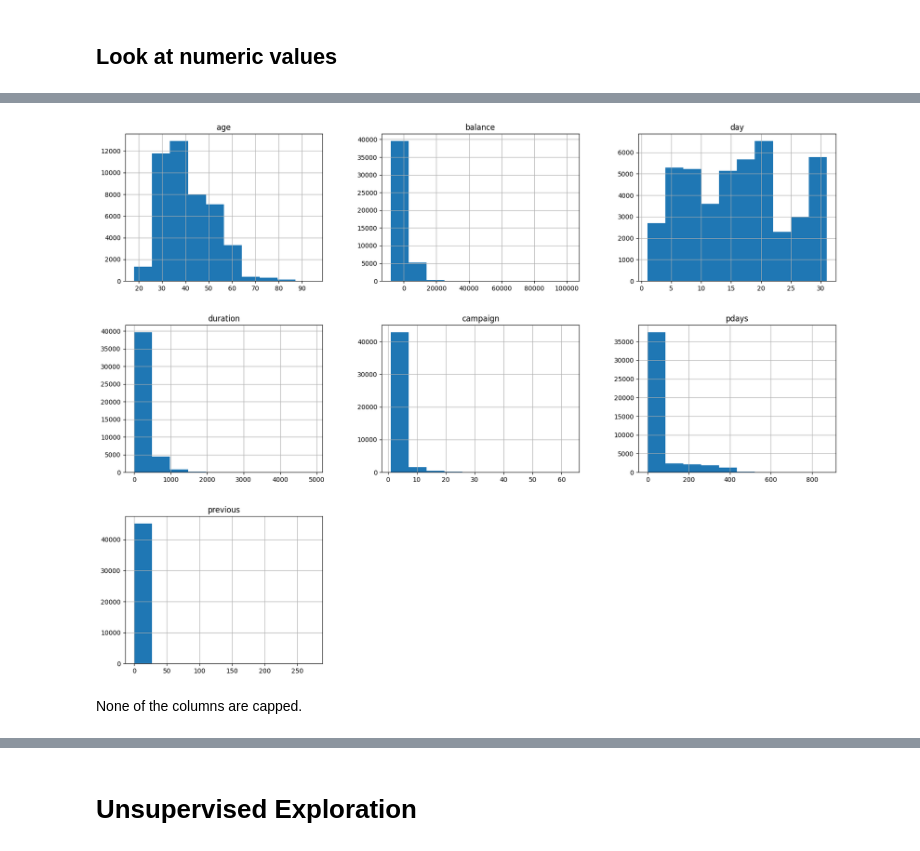
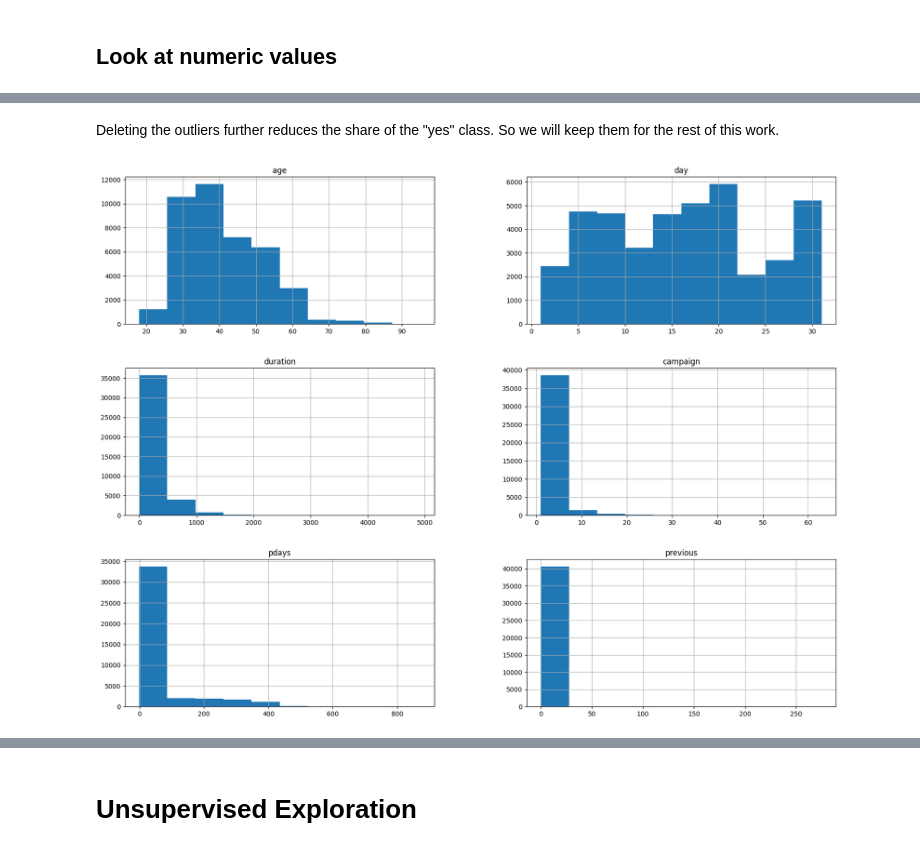
Before and after one commit to MaxenceAr/Projet_AAA, a Jupyter notebook: Projet_AAA_ARHOUL_REVEL.ipynb, the cells around one changed output, grey strips where cells are left out. Drawn from its saved outputs; the diff is of its cells as text; code cells hidden in the pictures.

```diff
--- a/Projet_AAA_ARHOUL_REVEL.ipynb
+++ b/Projet_AAA_ARHOUL_REVEL.ipynb
@@ -68,6 +83,8 @@ from sklearn.metrics import accuracy_score
 marketing = fetch_openml('bank-marketing', version=1, parser='auto',as_frame=True)
 # %%
 X, y = marketing.data, marketing.target
+# %%
+X, X_validation, y, y_validation = train_test_split(X, y, test_size=0.1, random_state=42)
 # %% [markdown]
 # Data Exploratory Analysis
 # %%
@@ -276,7 +337,8 @@ X.describe()
+# %% [markdown]
+Deleting the outliers further reduces the share of the "yes" class. So we will keep them for the rest of this work.
 # %%
-X.hist(figsize=(20,15))
+X_without_balance=X.drop('balance', axis=1)
+X_without_balance.hist(figsize=(20,15))
 plt.show()
 # %% [output]
-[figure, old version]
+[figure, new version]
-# %% [markdown]
-None of the columns are capped.
```
Also changed, not shown: parts of 49 cells of this notebook.
